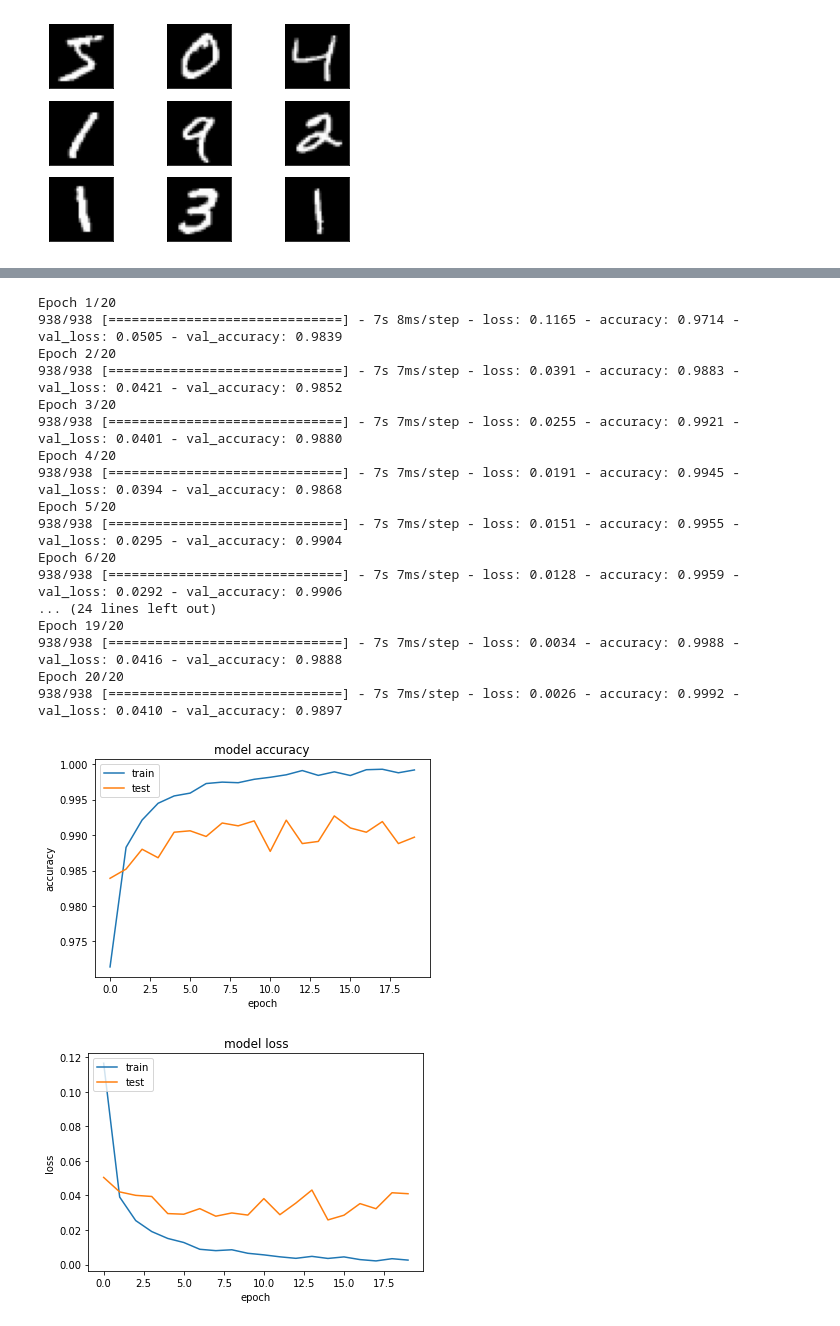
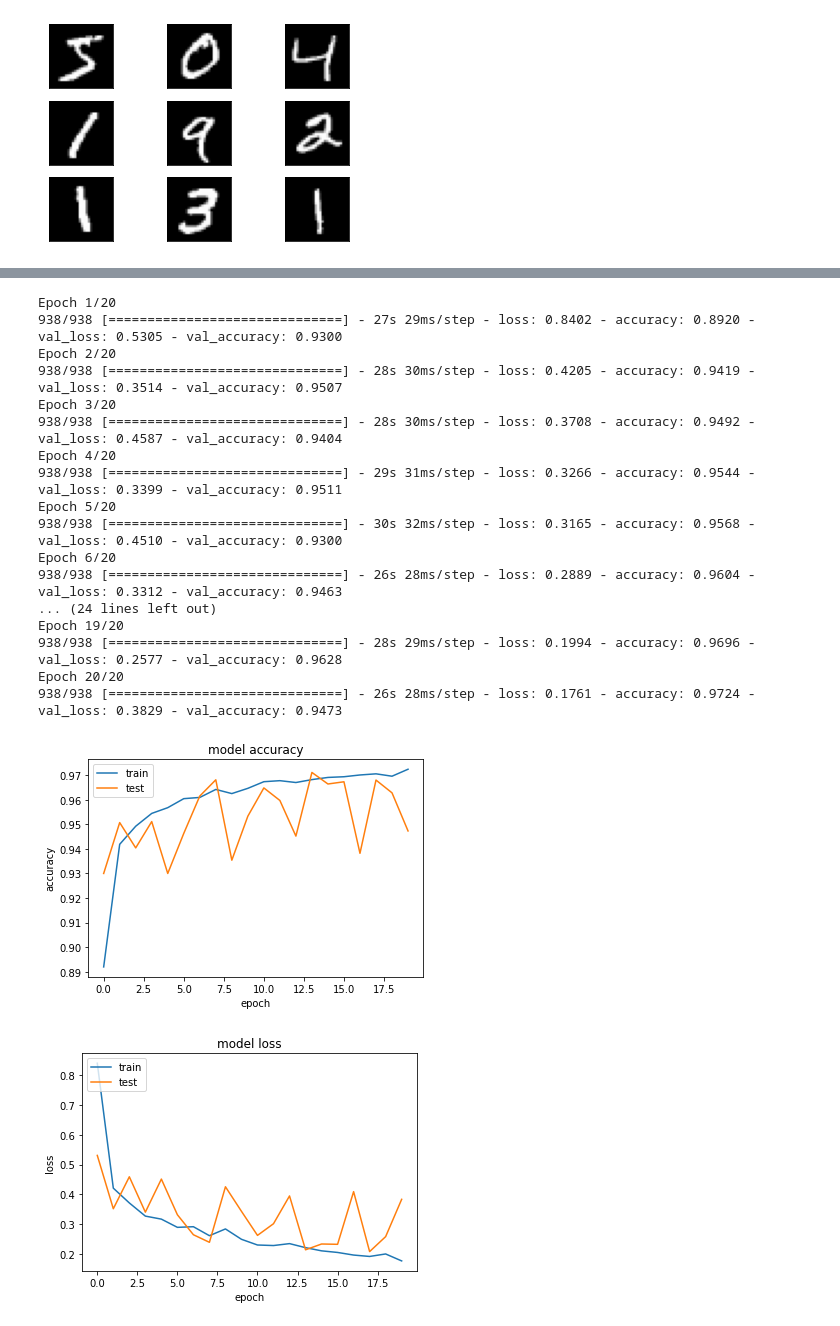
Before and after one commit to bferrarini/tutorials, a Jupyter notebook: larq_bnn_demo.ipynb, the cells around one changed output, grey strips where cells are left out. Drawn from its saved outputs; the diff is of its cells as text; code cells hidden in the pictures.

```diff
--- a/larq_bnn_demo.ipynb
+++ b/larq_bnn_demo.ipynb
@@ -339,0 +399,15 @@ Epoch 10/10
+# %%
+################
+# EXPERIMENT 4 #
+################
+
+# Binary Model training
+model4 = binary_model(input_shape, use_bn = True)
+adam = tf.keras.optimizers.Adam(lr = 0.001)
+model4.compile(optimizer=adam, loss='categorical_crossentropy', metrics=['accuracy'])
+# Let's have a look to the binary model structure
+model4.summary()
+tf.keras.utils.plot_model(
+    model4,
+    to_file="plots/plots.exp4_model.png"
+)
@@ -340,42 +433,41 @@ Epoch 10/10
+# %%
+# LARQ FP MODEL with BN on MNIST
+history4 = model4.fit(train_iterator, validation_data = test_iterator, steps_per_epoch=len(train_iterator), epochs=100)
+# %% [output]
+Epoch 1/20
+938/938 [==============================] - 27s 29ms/step - loss: 0.8402 - accuracy: 0.8920 - val_loss: 0.5305 - val_accuracy: 0.9300
+Epoch 2/20
+938/938 [==============================] - 28s 30ms/step - loss: 0.4205 - accuracy: 0.9419 - val_loss: 0.3514 - val_accuracy: 0.9507
+Epoch 3/20
+938/938 [==============================] - 28s 30ms/step - loss: 0.3708 - accuracy: 0.9492 - val_loss: 0.4587 - val_accuracy: 0.9404
+Epoch 4/20
+938/938 [==============================] - 29s 31ms/step - loss: 0.3266 - accuracy: 0.9544 - val_loss: 0.3399 - val_accuracy: 0.9511
+Epoch 5/20
+938/938 [==============================] - 30s 32ms/step - loss: 0.3165 - accuracy: 0.9568 - val_loss: 0.4510 - val_accuracy: 0.9300
+Epoch 6/20
+938/938 [==============================] - 26s 28ms/step - loss: 0.2889 - accuracy: 0.9604 - val_loss: 0.3312 - val_accuracy: 0.9463
+... (24 lines left out)
+Epoch 19/20
+938/938 [==============================] - 28s 29ms/step - loss: 0.1994 - accuracy: 0.9696 - val_loss: 0.2577 - val_accuracy: 0.9628
+Epoch 20/20
+938/938 [==============================] - 26s 28ms/step - loss: 0.1761 - accuracy: 0.9724 - val_loss: 0.3829 - val_accuracy: 0.9473
 # %%
-# Same as above but with BatchNorm
-model = get_larq_fp(input_shape, use_bn = False)
-model.compile(optimizer='adam', loss='categorical_crossentropy', metrics=['accuracy'])
-history = model.fit(train_iterator, validation_data = test_iterator, steps_per_epoch=len(train_iterator), epochs=10)
-
 # summarize history for accuracy
-pyplot.plot(history.history['accuracy'])
-pyplot.plot(history.history['val_accuracy'])
+pyplot.plot(history4.history['accuracy'])
+pyplot.plot(history4.history['val_accuracy'])
 pyplot.title('model accuracy')
 pyplot.ylabel('accuracy')
 pyplot.xlabel('epoch')
 pyplot.legend(['train', 'test'], loc='upper left')
 pyplot.show()
 # summarize history for loss
-pyplot.plot(history.history['loss'])
-pyplot.plot(history.history['val_loss'])
+pyplot.plot(history4.history['loss'])
+pyplot.plot(history4.history['val_loss'])
 pyplot.title('model loss')
 pyplot.ylabel('loss')
 pyplot.xlabel('epoch')
 pyplot.legend(['train', 'test'], loc='upper left')
 pyplot.show()
 # %% [output]
-Epoch 1/20
-938/938 [==============================] - 7s 8ms/step - loss: 0.1165 - accuracy: 0.9714 - val_loss: 0.0505 - val_accuracy: 0.9839
-Epoch 2/20
-938/938 [==============================] - 7s 7ms/step - loss: 0.0391 - accuracy: 0.9883 - val_loss: 0.0421 - val_accuracy: 0.9852
-Epoch 3/20
-938/938 [==============================] - 7s 7ms/step - loss: 0.0255 - accuracy: 0.9921 - val_loss: 0.0401 - val_accuracy: 0.9880
-Epoch 4/20
-938/938 [==============================] - 7s 7ms/step - loss: 0.0191 - accuracy: 0.9945 - val_loss: 0.0394 - val_accuracy: 0.9868
-Epoch 5/20
-938/938 [==============================] - 7s 7ms/step - loss: 0.0151 - accuracy: 0.9955 - val_loss: 0.0295 - val_accuracy: 0.9904
-Epoch 6/20
-938/938 [==============================] - 7s 7ms/step - loss: 0.0128 - accuracy: 0.9959 - val_loss: 0.0292 - val_accuracy: 0.9906
-... (24 lines left out)
-Epoch 19/20
-938/938 [==============================] - 7s 7ms/step - loss: 0.0034 - accuracy: 0.9988 - val_loss: 0.0416 - val_accuracy: 0.9888
-Epoch 20/20
-938/938 [==============================] - 7s 7ms/step - loss: 0.0026 - accuracy: 0.9992 - val_loss: 0.0410 - val_accuracy: 0.9897
-[figure, old version]
+[figure, new version]
-[figure, old version]
+[figure, new version]
```
Also changed, not shown: parts of 18 cells of this notebook, 3 other files.
